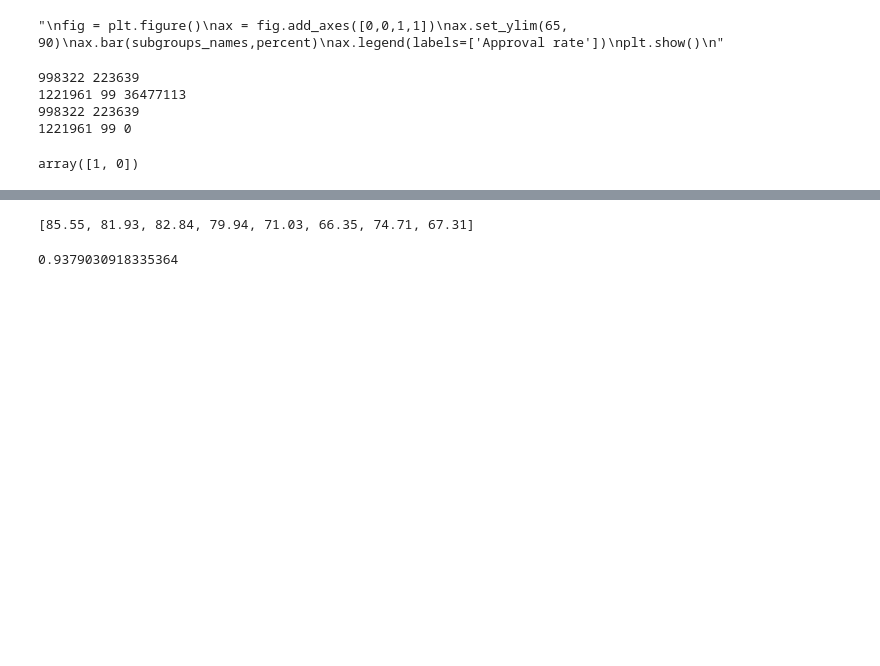
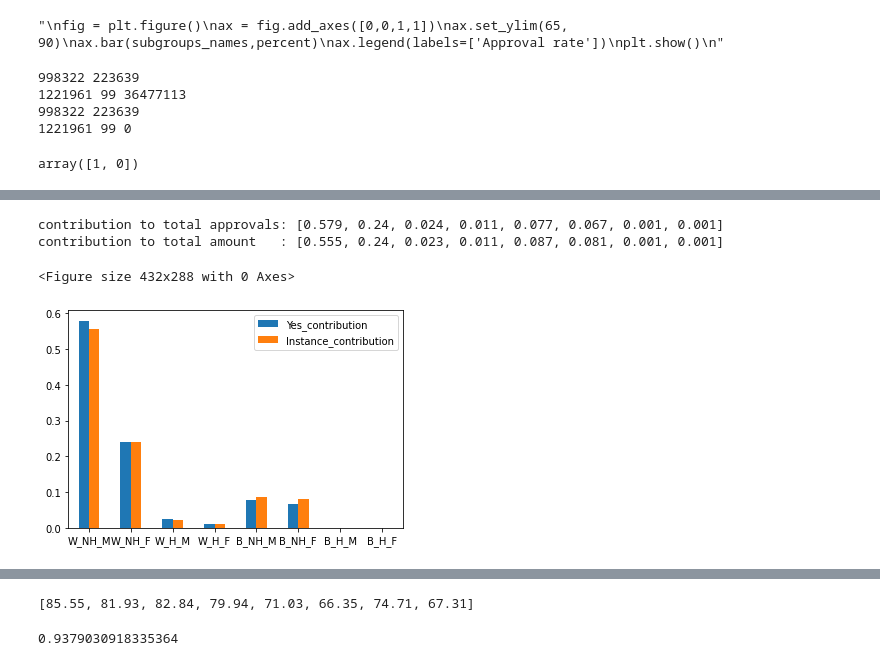
Before and after one commit to quimHM/QHM_TFG_repository, a Jupyter notebook: HMDA_test.ipynb, the cells around one changed output, grey strips where cells are left out. Saved outputs shown, nothing was run; the diff lists cells and outputs as text; code cells hidden in the pictures; blank space fills up the shorter version.

```diff
--- a/HMDA_test.ipynb
+++ b/HMDA_test.ipynb
@@ -397,0 +451,9 @@ y = subsample['action_taken']
+# %%
+scaler = MinMaxScaler(feature_range=(0, 1))
+scaledX = scaler.fit_transform(X)
+
+model = LogisticRegression(solver="liblinear")
+
+all_scores_dict = cross_validate(model,scaledX,y,cv=5, return_estimator=True)
+#model = first_part_scores_dict["estimator"][0]
+all_scores_dict
@@ -397,0 +469,3 @@ y = subsample['action_taken']
+# %%
+for i in range(len(X.columns)):
+  print(X.columns[i], all_scores_dict["estimator"][0].coef_[0][i])
@@ -405,8 +498,28 @@ def partitions(n_partitions, X, y):
     y_partitions.append(y[p*size_partitions:(p+1)*size_partitions])
   print(len(X), [sum(len(item) for item in X_partitions)], len(X_partitions[0]))
   return X_partitions, y_partitions
+# %%
+import math
+def partitions_homo(n_partitions, X, y):
+  X_partitions = []
+  y_partitions = []
+  X_app = X[y==1]
+  X_dec = X[y==0]
+  size_app = math.floor(len(X_app)/n_partitions)
+  size_dec = math.floor(len(X_dec)/n_partitions)
+
+  print(len(X),len(X_app)+len(X_dec),len(X_app),len(X_dec))
+  print(size_app+size_dec, size_app, size_dec)
+  size_partitions = size_app+size_dec
+  for p in range(n_partitions):
+    X_partitions.append(np.concatenate((X_app[p*size_app:(p+1)*size_app],X_dec[p*size_dec:(p+1)*size_dec])))
+    y_partitions.append(np.concatenate((y[y==1][p*size_app:(p+1)*size_app],y[y==0][p*size_dec:(p+1)*size_dec])))
+    #print(len(X_partitions[-1]),len(y_partitions[-1]))
+  print(len(X), [sum(len(item) for item in X_partitions)], len(X_partitions[0]))
+  return X_partitions, y_partitions
+#partitions_homo(100,X,y)
 # %%
-X_fractions, y_fractions = partitions(100, X, y)
+X_fractions, y_fractions = partitions_homo(100, X, y)
 
 scaler = MinMaxScaler(feature_range=(0, 1))
 for x in range(len(X_fractions)):
@@ -501,3 +653,18 @@ for x in range(len(X_fractions)-1):
 <Figure size 432x288 with 0 Axes>
 <Figure size 432x288 with 0 Axes>
 <Figure size 432x288 with 0 Axes>
+# %%
+#print([round(subgroups[2][s] / len(subgroups[0][s]),3) for s in range(len(subgroups[0]))]) #print(subgroups[4]) #the same
+cummulative_subgroups = show_subgroups(auxdf,False,False)
+yes_contribution = [round(s / sum(cummulative_subgroups[2]),3) for s in cummulative_subgroups[2]]
+instance_contribution = [round(len(s) / len(auxdf),3) for s in cummulative_subgroups[0]]
+print("contribution to total approvals:",yes_contribution)
+print("contribution to total amount   :",instance_contribution)
+plot_contribution = pd.DataFrame({'Yes_contribution': yes_contribution,
+                   'Instance_contribution': instance_contribution}, index=cummulative_subgroups[1])
+ax = plot_contribution.plot.bar(rot=0)
+# %% [output]
+contribution to total approvals: [0.579, 0.24, 0.024, 0.011, 0.077, 0.067, 0.001, 0.001]
+contribution to total amount   : [0.555, 0.24, 0.023, 0.011, 0.087, 0.081, 0.001, 0.001]
+<Figure size 432x288 with 0 Axes>
+[figure, added]
```
Also changed, not shown: parts of 17 cells of this notebook.
